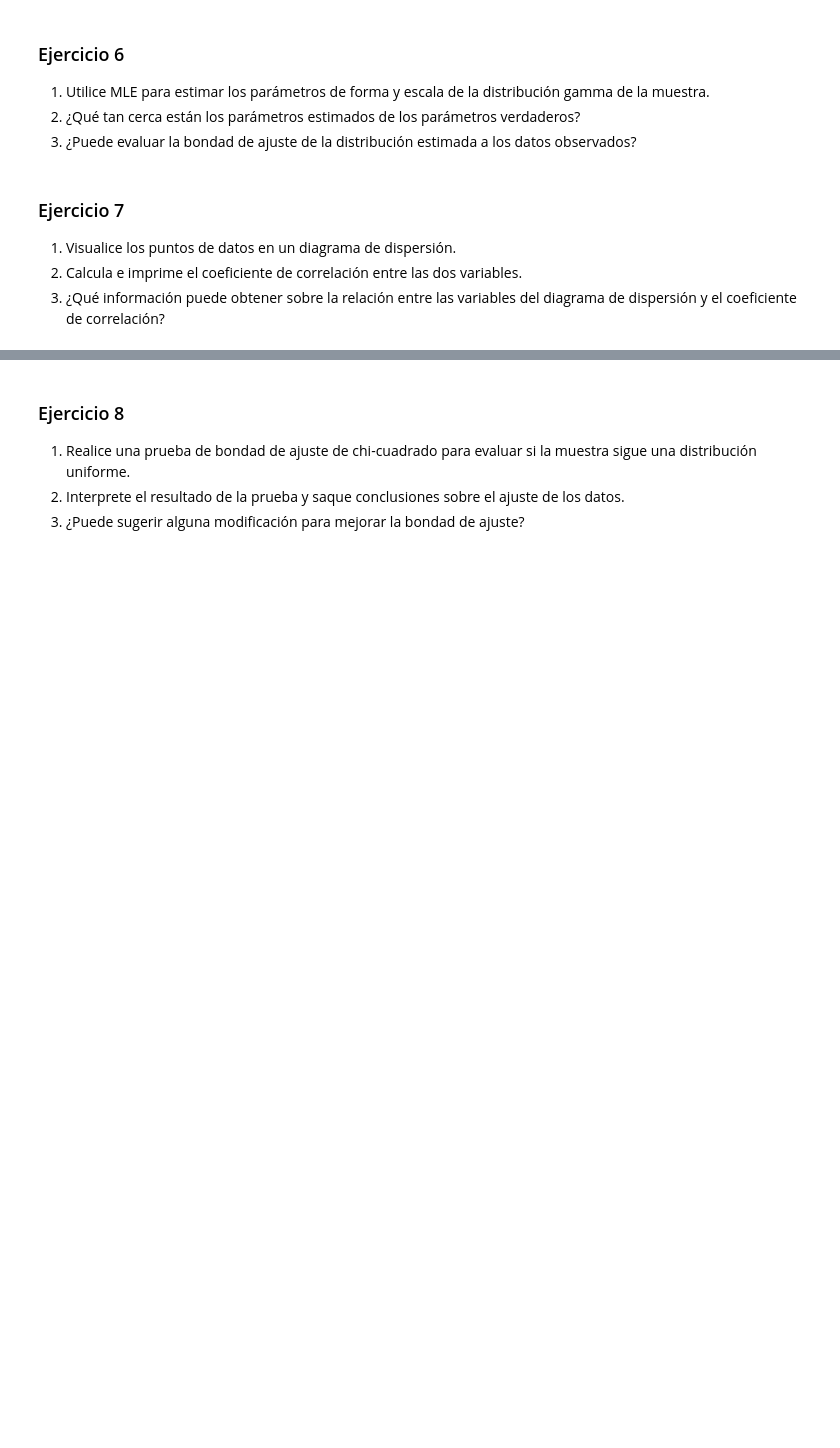
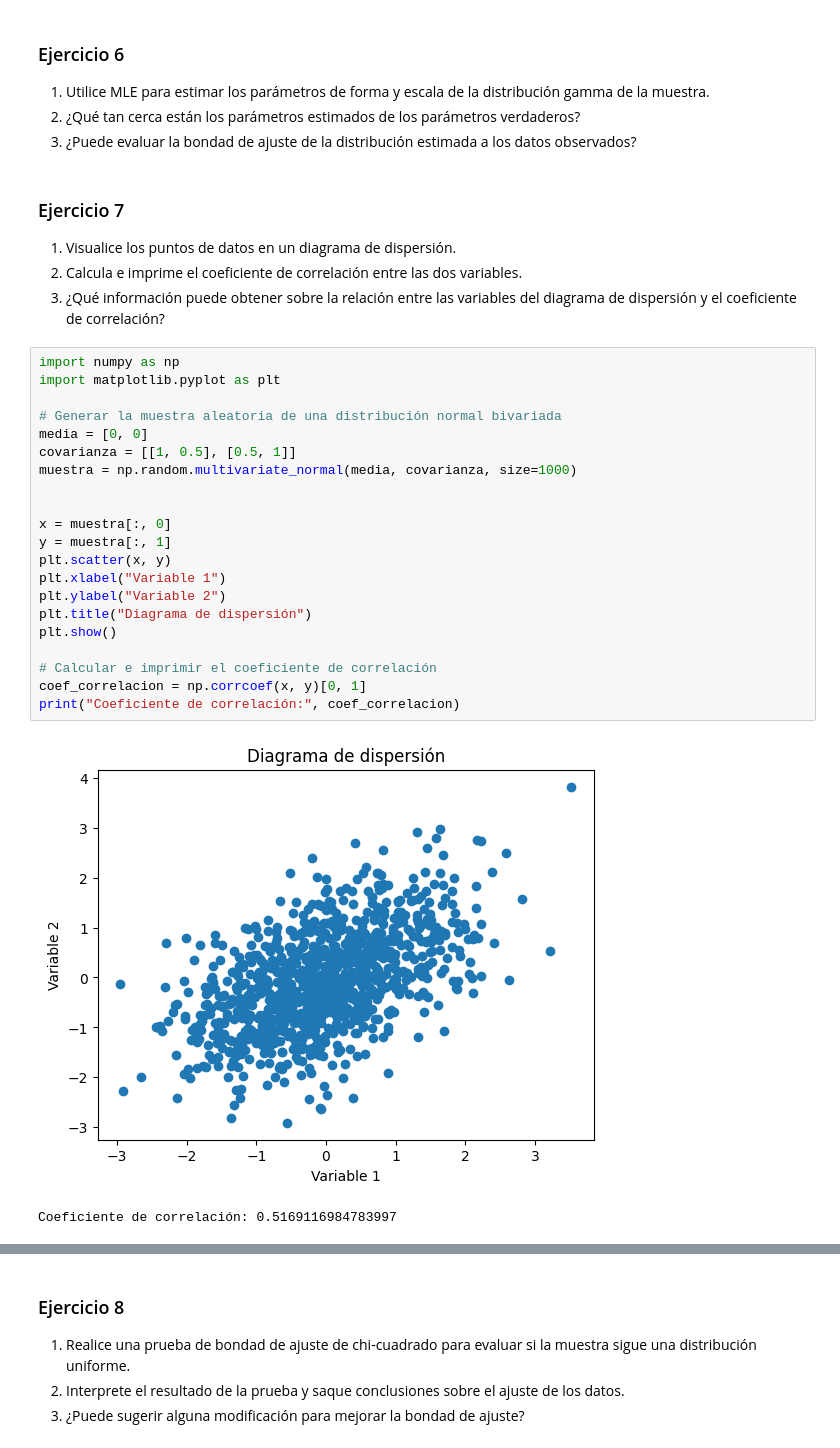
Before and after one commit to MaJu502/lab01_ModSim, a Jupyter notebook: lab1.ipynb, the cells around one changed output, grey strips where cells are left out. Drawn from its saved outputs; the diff is of its cells as text; blank space fills up the shorter version.

```diff
--- a/lab1.ipynb
+++ b/lab1.ipynb
@@ -164,3 +191,27 @@ En cuanto a la varianza al tener el valor de 5.0635 que esta igual cerca de 5 lo
 1. Visualice los puntos de datos en un diagrama de dispersión.
 2. Calcula e imprime el coeficiente de correlación entre las dos variables.
 3. ¿Qué información puede obtener sobre la relación entre las variables del diagrama de dispersión y el coeficiente de correlación?
+# %%
+import numpy as np
+import matplotlib.pyplot as plt
+
+# Generar la muestra aleatoria de una distribución normal bivariada
+media = [0, 0]
+covarianza = [[1, 0.5], [0.5, 1]]
+muestra = np.random.multivariate_normal(media, covarianza, size=1000)
+
+
+x = muestra[:, 0]
+y = muestra[:, 1]
+plt.scatter(x, y)
+plt.xlabel("Variable 1")
+plt.ylabel("Variable 2")
+plt.title("Diagrama de dispersión")
+plt.show()
+
+# Calcular e imprimir el coeficiente de correlación
+coef_correlacion = np.corrcoef(x, y)[0, 1]
+print("Coeficiente de correlación:", coef_correlacion)
+# %% [output]
+[figure, added]
+Coeficiente de correlación: 0.5169116984783997
```
Also changed, not shown: parts of 11 cells of this notebook.
